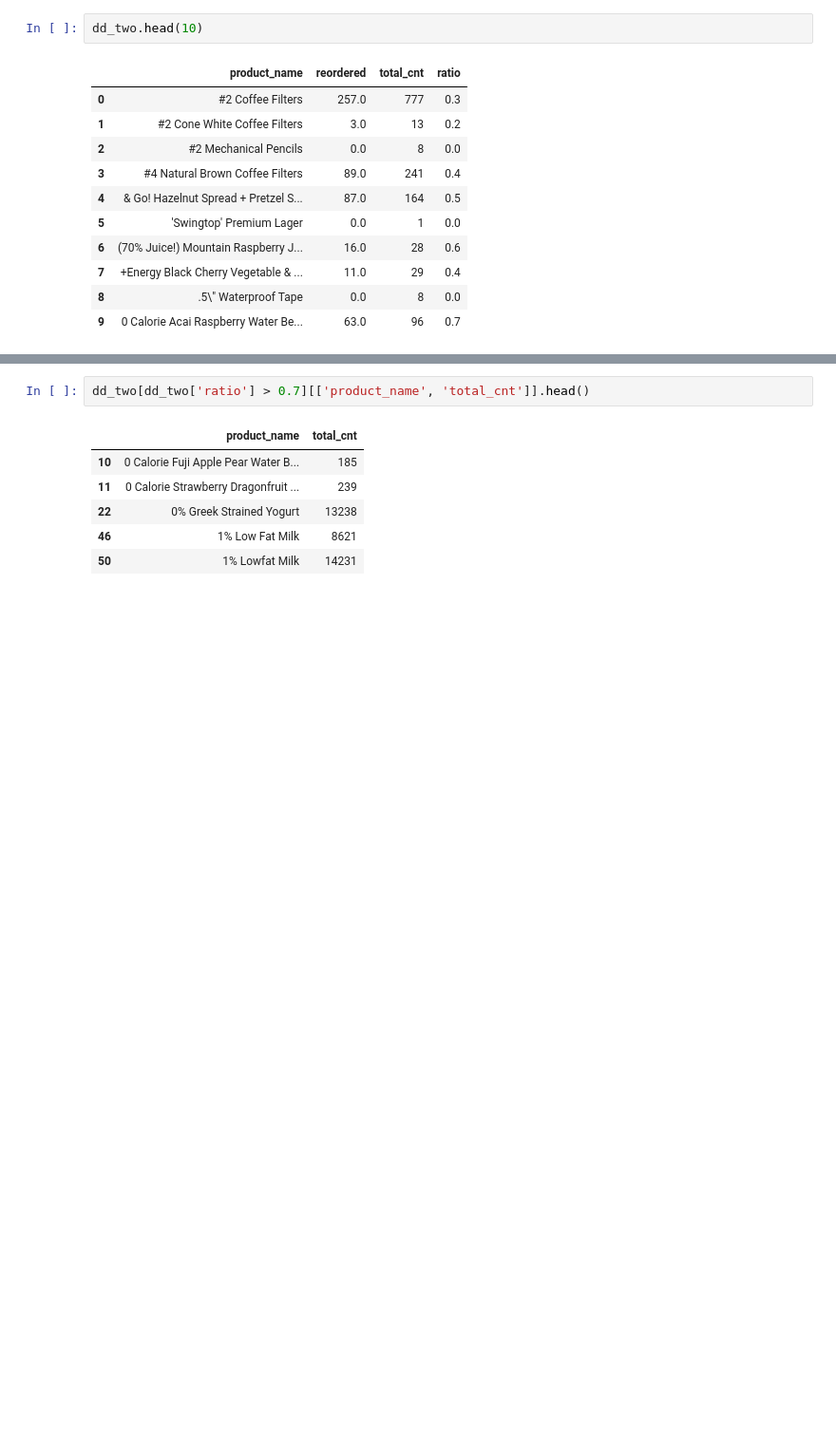
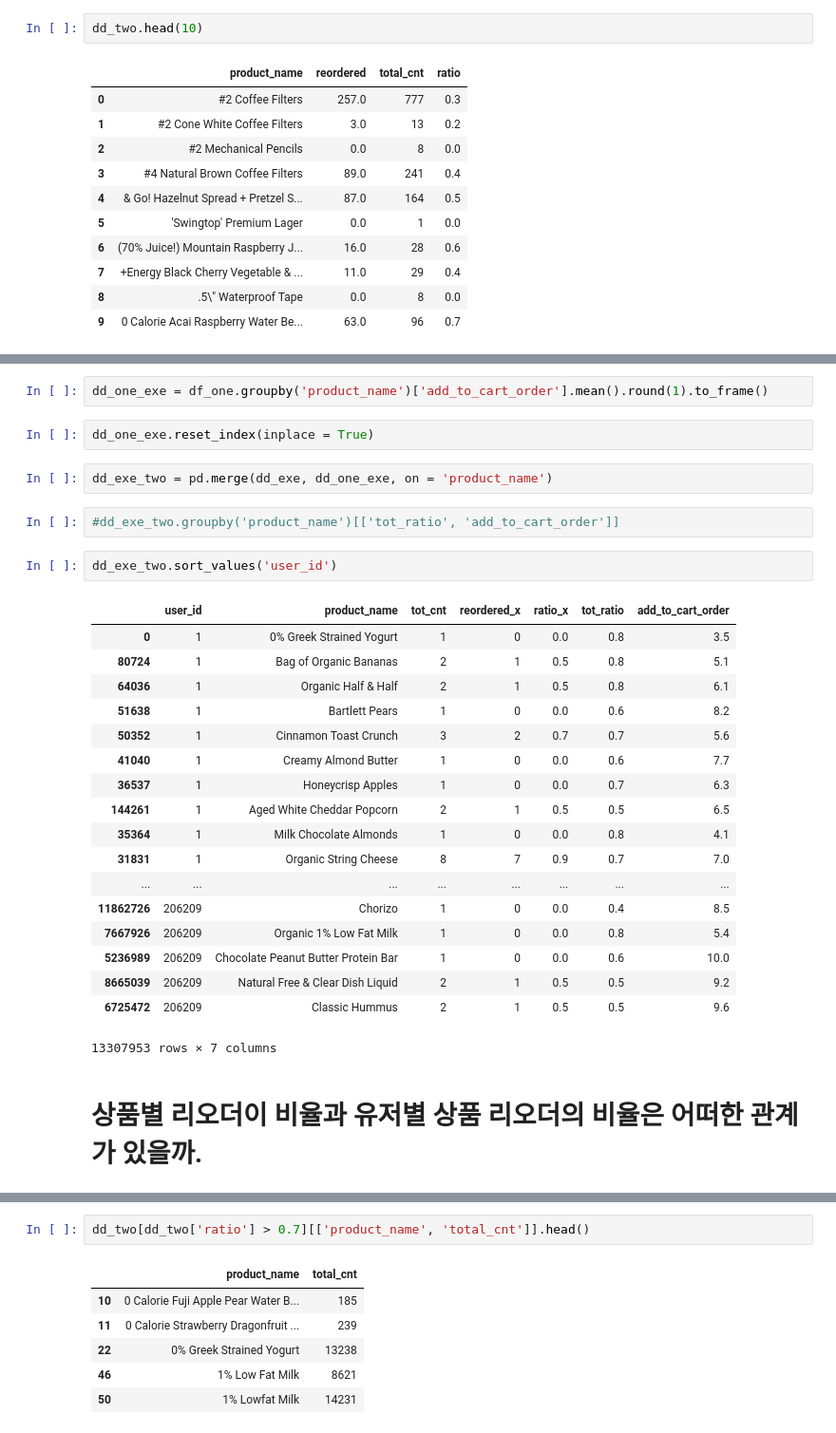
Before and after one commit to homekeeper89/pro_instacart, a Jupyter notebook: 0724_EDA_fourth.ipynb, the cells around one changed output, grey strips where cells are left out. Shown at 95% size. Saved outputs shown, nothing was run; the diff lists cells and outputs as text; blank space fills up the shorter version.

```diff
--- a/0724_EDA_fourth.ipynb
+++ b/0724_EDA_fourth.ipynb
@@ -172,0 +342,31 @@ dd_two.head(10)
+# %%
+dd_one_exe = df_one.groupby('product_name')['add_to_cart_order'].mean().round(1).to_frame()
+# %%
+dd_one_exe.reset_index(inplace = True)
+# %%
+dd_exe_two = pd.merge(dd_exe, dd_one_exe, on = 'product_name')
+# %%
+#dd_exe_two.groupby('product_name')[['tot_ratio', 'add_to_cart_order']]
+# %%
+dd_exe_two.sort_values('user_id')
+# %% [output]
+|  | user_id | product_name | tot_cnt | reordered_x | ratio_x | tot_ratio | add_to_cart_order |
+| 0 | 1 | 0% Greek Strained Yogurt | 1 | 0 | 0.0 | 0.8 | 3.5 |
+| 80724 | 1 | Bag of Organic Bananas | 2 | 1 | 0.5 | 0.8 | 5.1 |
+| 64036 | 1 | Organic Half & Half | 2 | 1 | 0.5 | 0.8 | 6.1 |
+| 51638 | 1 | Bartlett Pears | 1 | 0 | 0.0 | 0.6 | 8.2 |
+| 50352 | 1 | Cinnamon Toast Crunch | 3 | 2 | 0.7 | 0.7 | 5.6 |
+| 41040 | 1 | Creamy Almond Butter | 1 | 0 | 0.0 | 0.6 | 7.7 |
+| 36537 | 1 | Honeycrisp Apples | 1 | 0 | 0.0 | 0.7 | 6.3 |
+| 144261 | 1 | Aged White Cheddar Popcorn | 2 | 1 | 0.5 | 0.5 | 6.5 |
+| 35364 | 1 | Milk Chocolate Almonds | 1 | 0 | 0.0 | 0.8 | 4.1 |
+| 31831 | 1 | Organic String Cheese | 8 | 7 | 0.9 | 0.7 | 7.0 |
+| ... | ... | ... | ... | ... | ... | ... | ... |
+| 11862726 | 206209 | Chorizo | 1 | 0 | 0.0 | 0.4 | 8.5 |
+| 7667926 | 206209 | Organic 1% Low Fat Milk | 1 | 0 | 0.0 | 0.8 | 5.4 |
+| 5236989 | 206209 | Chocolate Peanut Butter Protein Bar | 1 | 0 | 0.0 | 0.6 | 10.0 |
+| 8665039 | 206209 | Natural Free & Clear Dish Liquid | 2 | 1 | 0.5 | 0.5 | 9.2 |
+| 6725472 | 206209 | Classic Hummus | 2 | 1 | 0.5 | 0.5 | 9.6 |
+13307953 rows × 7 columns
+# %% [markdown]
+# 상품별 리오더이 비율과 유저별 상품 리오더의 비율은 어떠한 관계가 있을까.
```
Also changed, not shown: parts of 34 cells of this notebook.
